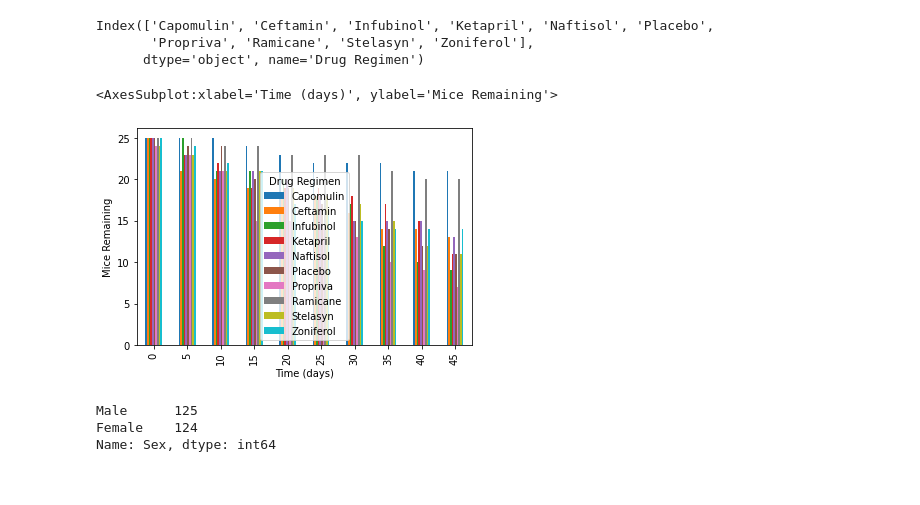
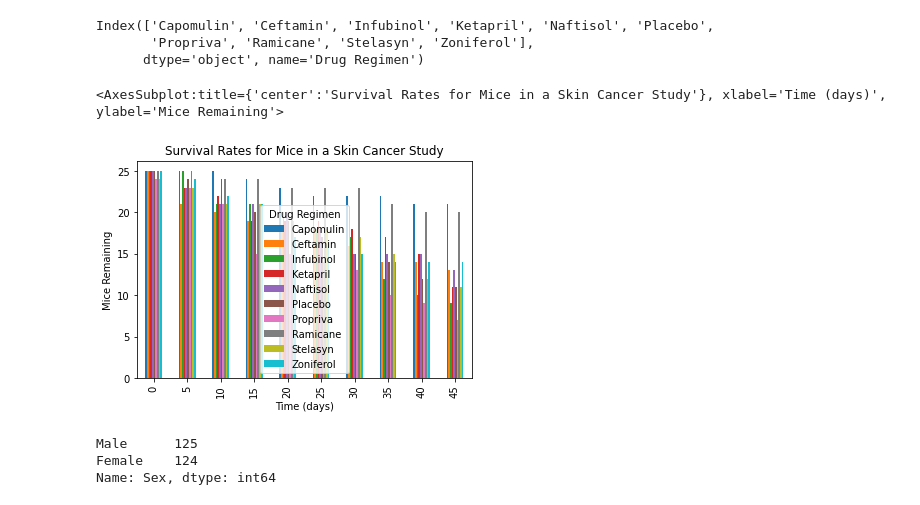
Before and after one commit to bakerv/Data-Visualization-Matplotlib, a Jupyter notebook: main.ipynb, the cells around one changed output. Cells and saved outputs as stored; diff of their text form; code cells hidden in the pictures.

```diff
--- a/main.ipynb
+++ b/main.ipynb
@@ -187,10 +176,10 @@ Index(['Capomulin', 'Ceftamin', 'Infubinol', 'Ketapril', 'Naftisol', 'Placebo',
        'Propriva', 'Ramicane', 'Stelasyn', 'Zoniferol'],
       dtype='object', name='Drug Regimen')
 # %%
-drugmicecounts.plot(ylabel = "Mice Remaining",kind="bar")
+drugmicecounts.plot(ylabel = "Mice Remaining",kind="bar",title = "Survival Rates for Mice in a Skin Cancer Study")
 # %% [output]
-<AxesSubplot:xlabel='Time (days)', ylabel='Mice Remaining'>
+<AxesSubplot:title={'center':'Survival Rates for Mice in a Skin Cancer Study'}, xlabel='Time (days)', ylabel='Mice Remaining'>
-[figure, old version]
+[figure, new version]
 # %%
 gendermice= rawdatam["Sex"].copy().value_counts()
 gendermice
```
Also changed, not shown: parts of 6 cells of this notebook.
